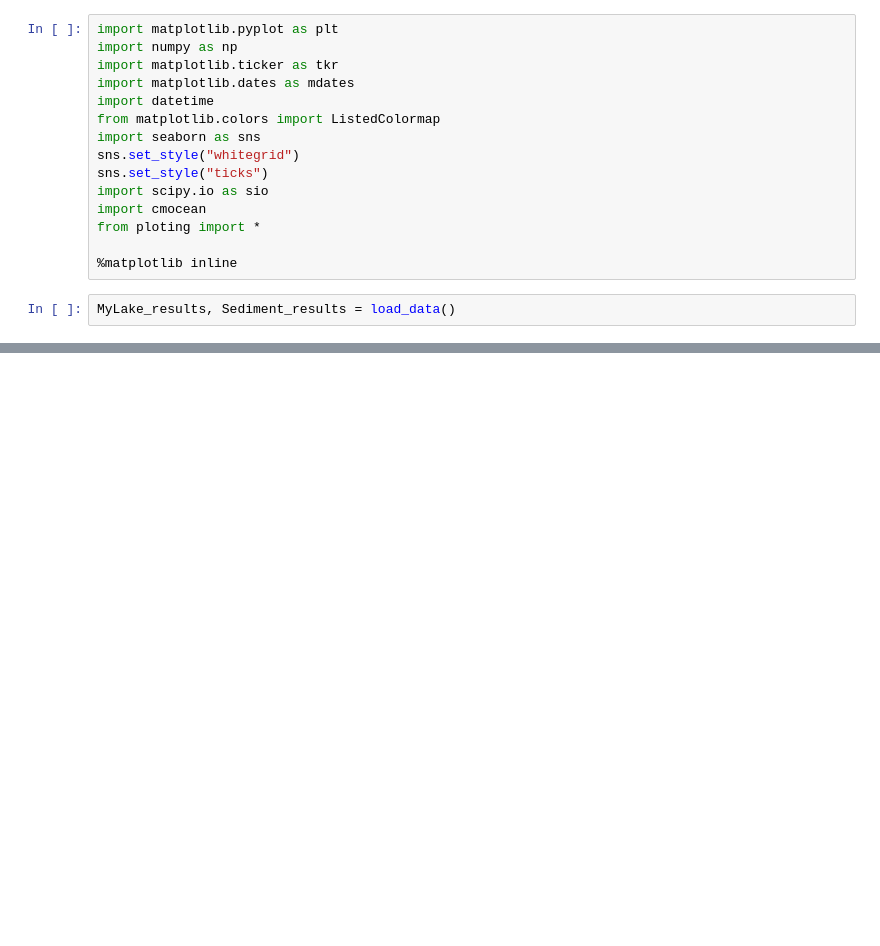
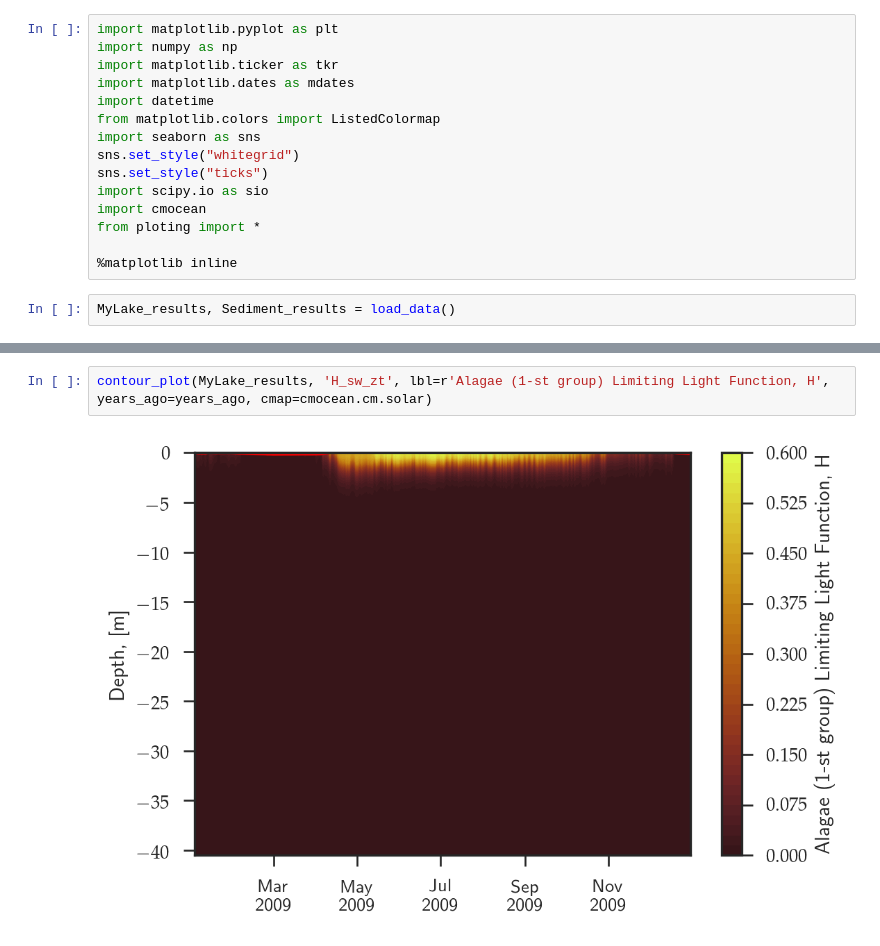
Before and after one commit to biogeochemistry/MyLake_v2_Vansjo, a Jupyter notebook: Postproc_code/plotting.py.ipynb, the cells around one changed output, grey strips where cells are left out. Saved outputs shown, nothing was run; the diff lists cells and outputs as text; blank space fills up the shorter version.

```diff
--- a/Postproc_code/plotting.py.ipynb
+++ b/Postproc_code/plotting.py.ipynb
@@ -101,0 +32,4 @@ contour_plot(MyLake_results, 'Szt', lbl=r'Solids, $[mg / m3]$')
+# %%
+contour_plot(MyLake_results, 'H_sw_zt', lbl=r'Alagae (1-st group) Limiting Light Function, H', years_ago=years_ago, cmap=cmocean.cm.solar)
+# %% [output]
+[figure, added]
```
Also changed, not shown: parts of 45 cells of this notebook, 1 other file.
